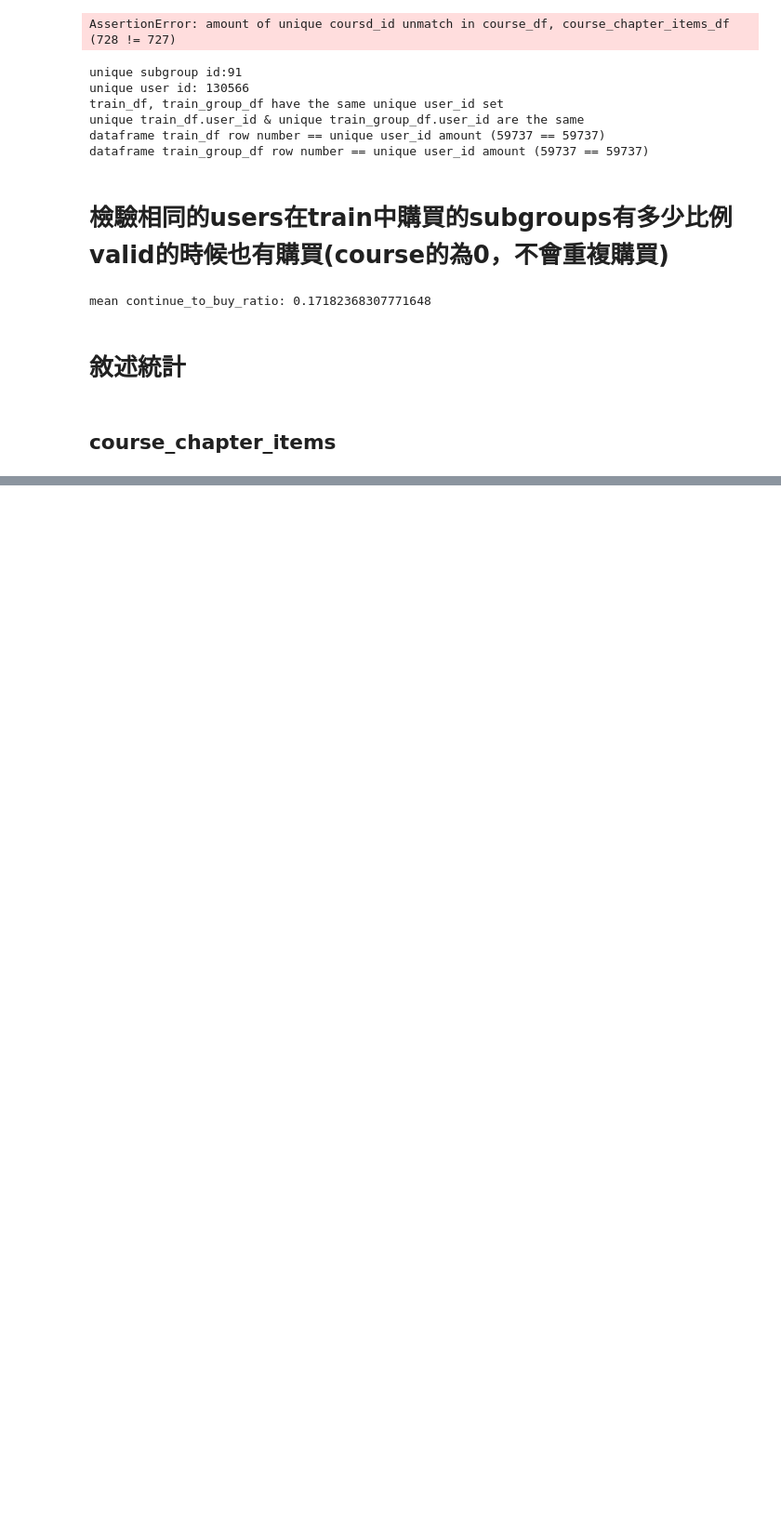
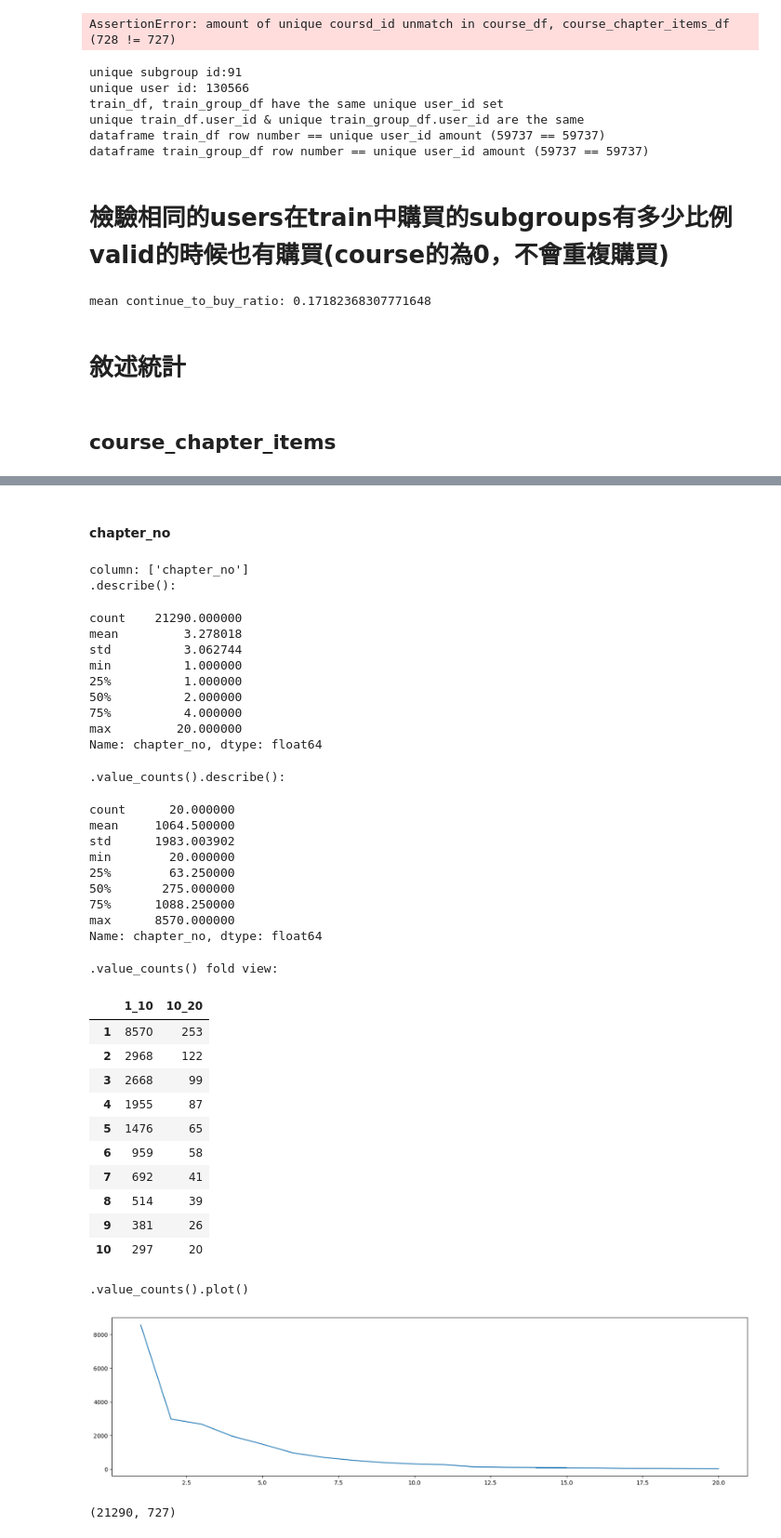
Before and after one commit to bonzo-ntu/2022ADL-FinalProject-4, a Jupyter notebook: EDA.ipynb, the cells around one changed output, grey strips where cells are left out. Shown at 93% size. Drawn from its saved outputs; the diff is of its cells as text; code cells hidden in the pictures; blank space fills up the shorter version.

```diff
--- a/EDA.ipynb
+++ b/EDA.ipynb
@@ -209,0 +374,44 @@ ax.tick_params(axis='x', rotation=45)
+# %% [markdown]
+#### chapter_no
+# %%
+sub_eda1(course_chapter_items_df, ['chapter_no'])
+# %% [output]
+column: ['chapter_no']
+.describe():
+count    21290.000000
+mean         3.278018
+std          3.062744
+min          1.000000
+25%          1.000000
+50%          2.000000
+75%          4.000000
+max         20.000000
+Name: chapter_no, dtype: float64
+.value_counts().describe():
+count      20.000000
+mean     1064.500000
+std      1983.003902
+min        20.000000
+25%        63.250000
+50%       275.000000
+75%      1088.250000
+max      8570.000000
+Name: chapter_no, dtype: float64
+.value_counts() fold view:
+|  | 1_10 | 10_20 |
+| 1 | 8570 | 253 |
+| 2 | 2968 | 122 |
+| 3 | 2668 | 99 |
+| 4 | 1955 | 87 |
+| 5 | 1476 | 65 |
+| 6 | 959 | 58 |
+| 7 | 692 | 41 |
+| 8 | 514 | 39 |
+| 9 | 381 | 26 |
+| 10 | 297 | 20 |
+.value_counts().plot()
+[figure, added]
+# %%
+course_chapter_items_df.shape[0], pd.unique(course_chapter_items_df.course_id).shape[0]
+# %% [output]
+(21290, 727)
```
Also changed, not shown: parts of 13 cells of this notebook.
